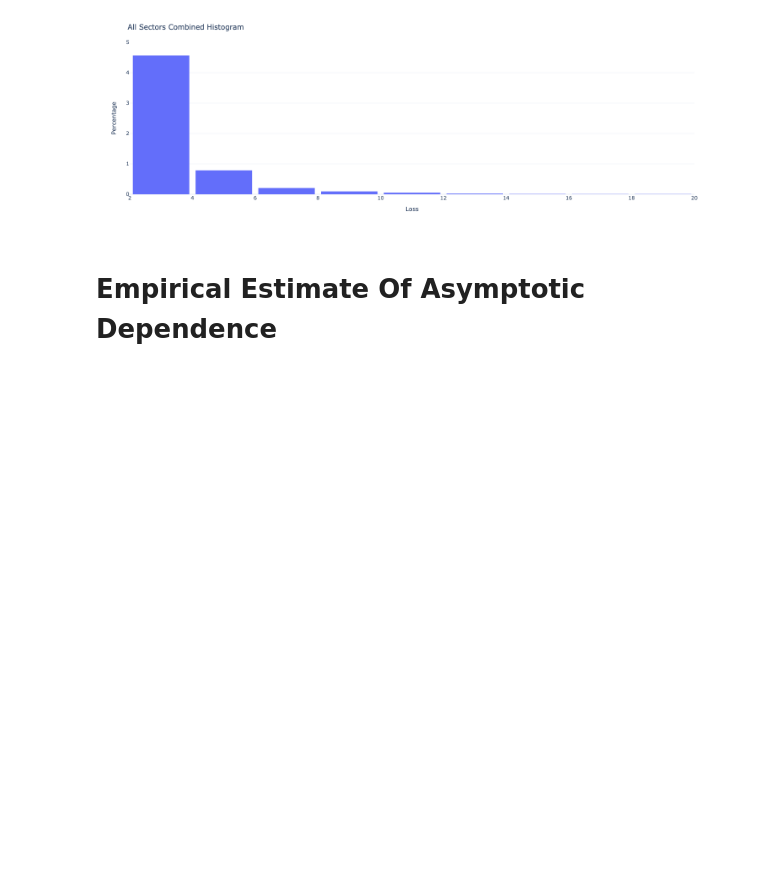
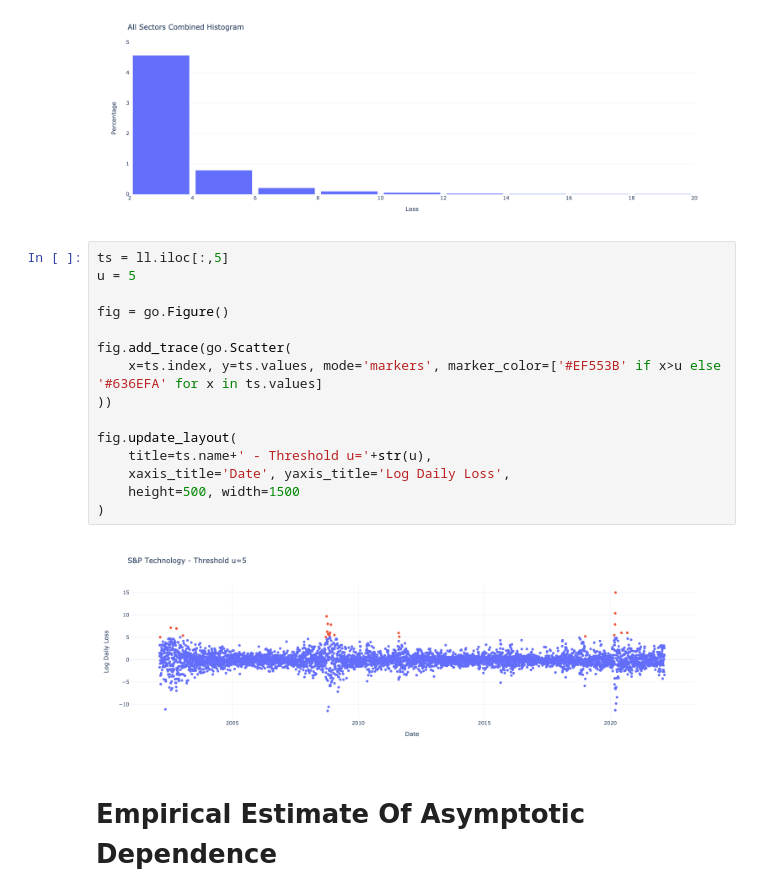
Before and after one commit to MegaCookies88/MSc.-Thesis-EVT-SP500, a Jupyter notebook: EDA_sectors.ipynb, the cells around one changed output. Drawn from its saved outputs; the diff is of its cells as text; blank space fills up the shorter version.

```diff
--- a/EDA_sectors.ipynb
+++ b/EDA_sectors.ipynb
@@ -142,6 +142,23 @@ px.histogram(x=ll.values.reshape(-1), histnorm='percent', cumulative=False, nbin
 ).update_xaxes(range=(2,20)).update_yaxes(range=(0,5))
 # %% [output]
 [figure]
+# %%
+ts = ll.iloc[:,5]
+u = 5
+
+fig = go.Figure()
+
+fig.add_trace(go.Scatter(
+    x=ts.index, y=ts.values, mode='markers', marker_color=['#EF553B' if x>u else '#636EFA' for x in ts.values]
+))
+
+fig.update_layout(
+    title=ts.name+' - Threshold u='+str(u),
+    xaxis_title='Date', yaxis_title='Log Daily Loss',
+    height=500, width=1500
+)
+# %% [output]
+[figure, added]
 # %% [markdown]
 # Empirical Estimate Of Asymptotic Dependence
 # %%
```
